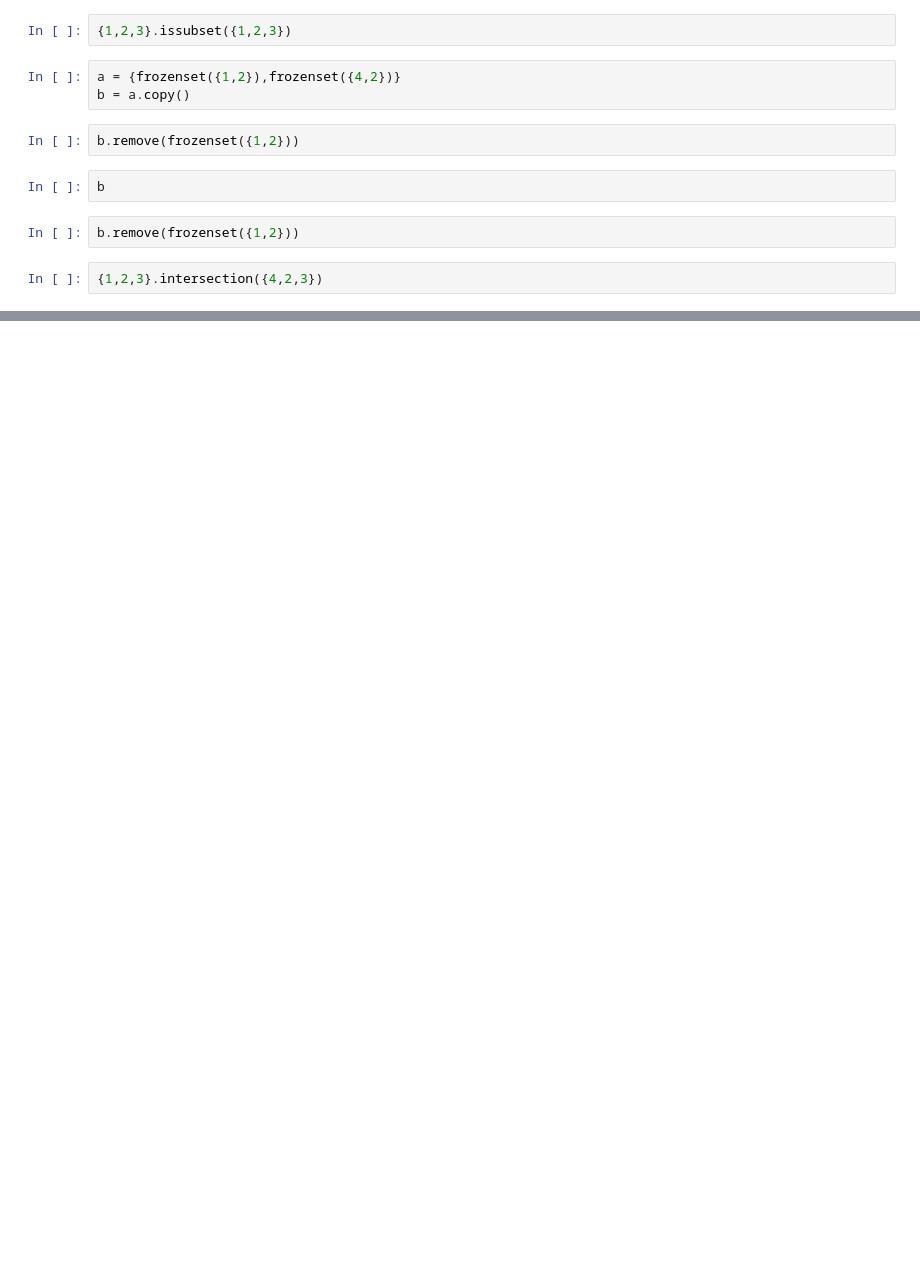
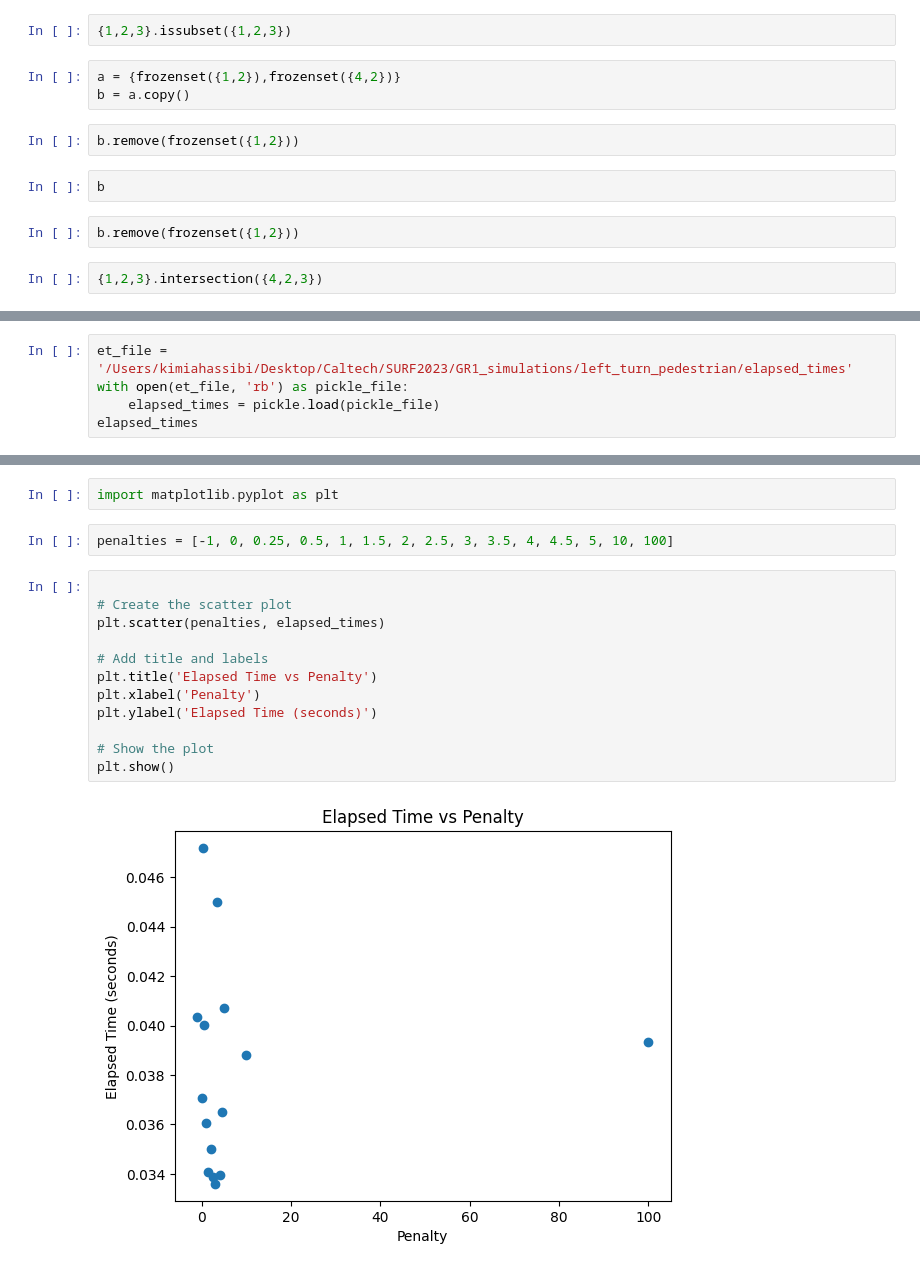
Before and after one commit to khassibi/GR1_simulations, a Jupyter notebook: Tgame.ipynb, the cells around one changed output, grey strips where cells are left out. Saved outputs shown, nothing was run; the diff lists cells and outputs as text; blank space fills up the shorter version.

```diff
--- a/Tgame.ipynb
+++ b/Tgame.ipynb
@@ -539,0 +446,5 @@ b.remove(frozenset({1,2}))
+# %%
+et_file = '/Users/kimiahassibi/Desktop/Caltech/SURF2023/GR1_simulations/left_turn_pedestrian/elapsed_times'
+with open(et_file, 'rb') as pickle_file:
+    elapsed_times = pickle.load(pickle_file)
+elapsed_times
@@ -539,0 +488,18 @@ b.remove(frozenset({1,2}))
+# %%
+import matplotlib.pyplot as plt
+# %%
+penalties = [-1, 0, 0.25, 0.5, 1, 1.5, 2, 2.5, 3, 3.5, 4, 4.5, 5, 10, 100]
+# %%
+
+# Create the scatter plot
+plt.scatter(penalties, elapsed_times)
+
+# Add title and labels
+plt.title('Elapsed Time vs Penalty')
+plt.xlabel('Penalty')
+plt.ylabel('Elapsed Time (seconds)')
+
+# Show the plot
+plt.show()
+# %% [output]
+[figure, added]
```
Also changed, not shown: parts of 17 cells of this notebook, 57 other files.
